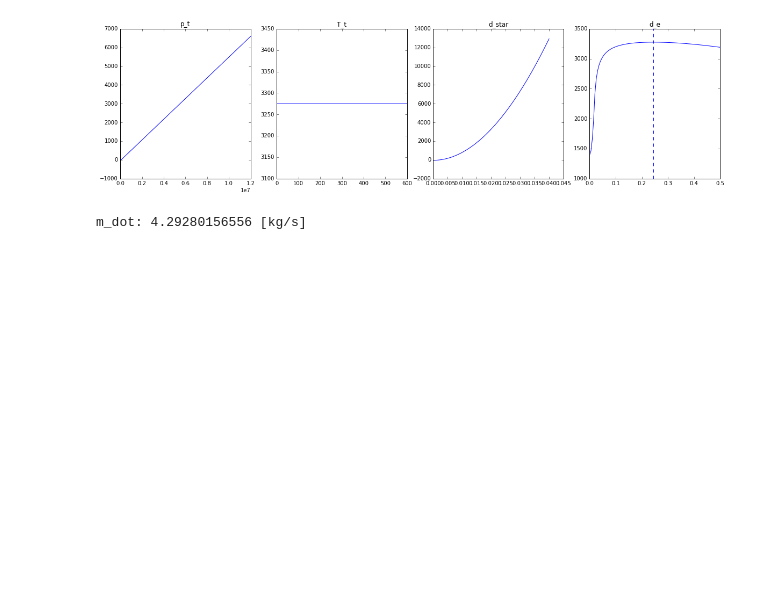
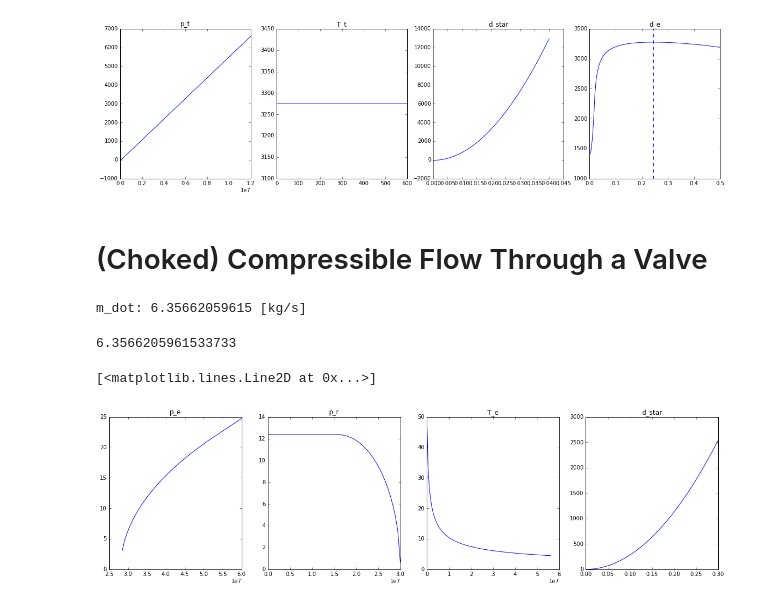
Before and after one commit to morloy/aero_propulsion, a Jupyter notebook: Thrust.ipynb, the cells around one changed output. Saved outputs shown, nothing was run; the diff lists cells and outputs as text; code cells hidden in the pictures; blank space fills up the shorter version.

Commit message:
add choked flow through valve

```diff
--- a/Thrust.ipynb
+++ b/Thrust.ipynb
@@ -107,22 +108,58 @@ ax[3].axvline(d_e_opt, linestyle='dashed')
 Optimal d_e: 0.244861204375 [m] at 3.27572361467 [kN]
 <matplotlib.lines.Line2D at 0x...>
 [figure]
+# %% [markdown]
+# (Choked) Compressible Flow Through a Valve
 # %%
-# (Choked) Compressible flow through valve
 # https://www.grc.nasa.gov/www/k-12/airplane/mflchk.html
 
-p_e = 70. * 10**5    # pressure on emitter side [Pa]
-p_r = 60. * 10**5    # pressure on receiver side [Pa]
-d = 0.015            # valve diameter [m]
-T_e = 70.            # emmiter temperature [K]
+p_e = 300. * 10**5    # pressure on emitter side [Pa]
+p_r = 280. * 10**5    # pressure on receiver side [Pa]
+T_e = 300.            # emmiter temperature [K]
+d_star = 0.015        # valve diameter [m]
 
-A = np.pi*(d/2.)**2
-M = np.sqrt(2./(gam-1.) * ((p_e/p_r)**((gam-1.)/gam) - 1.))
-if M > 1.:
-    print "M: {}, choked flow!".format(M)
-    M = 1.
+def computeFlow(p_e, p_r, T_e, d_star, debug=False):
+    A = np.pi*(d_star/2.)**2
+    M = np.sqrt(2./(gam-1.) * ((p_e/p_r)**((gam-1.)/gam) - 1.))
+    if M > 1.:
+        if debug:
+            print "M: {}, choked flow!".format(M)
+        M = 1.
 
-m_dot = p_e * M * A * np.sqrt(gam/R/T_e) * (1 + (gam-1.)/2. * M**2.)**((gam+1.)/2./(1.-gam))
-print "m_dot: {} [kg/s]".format(m_dot)
+    m_dot = p_e * M * A * np.sqrt(gam/R/T_e) * (1 + (gam-1.)/2. * M**2.)**((gam+1.)/2./(1.-gam))
+
+    if debug:
+        print "m_dot: {} [kg/s]".format(m_dot)
+
+    return m_dot
+
+computeFlow(p_e, p_r, T_e, d_star, debug=True)
 # %% [output]
-m_dot: 4.29280156556 [kg/s]
+m_dot: 6.35662059615 [kg/s]
+6.3566205961533733
+# %%
+# Visualize Flow vs [ p_e, p_r, T_e, d_star ]
+
+flow = np.vectorize(computeFlow)
+plt.rcParams['figure.figsize'] = (20, 5)
+
+f, ax = plt.subplots(1,4)
+
+p = np.linspace(0.,2.*p_e,100)
+ax[0].set_title('p_e')
+ax[0].plot(p, flow(p, p_r, T_e, d_star))
+
+p = np.linspace(0.01,2.*p_r,100)
+ax[1].set_title('p_r')
+ax[1].plot(p, flow(p_e, p, T_e, d_star))
+
+T = np.linspace(5.,2.*T_e,100)
+ax[2].set_title('T_e')
+ax[2].plot(p, flow(p_e, p_r, T, d_star))
+
+d = np.linspace(0.,20.*d_star,100)
+ax[3].set_title('d_star')
+ax[3].plot(d, flow(p_e, p_r, T_e, d))
+# %% [output]
+[<matplotlib.lines.Line2D at 0x...>]
+[figure, added]
```
Also changed, not shown: parts of 4 cells of this notebook.
